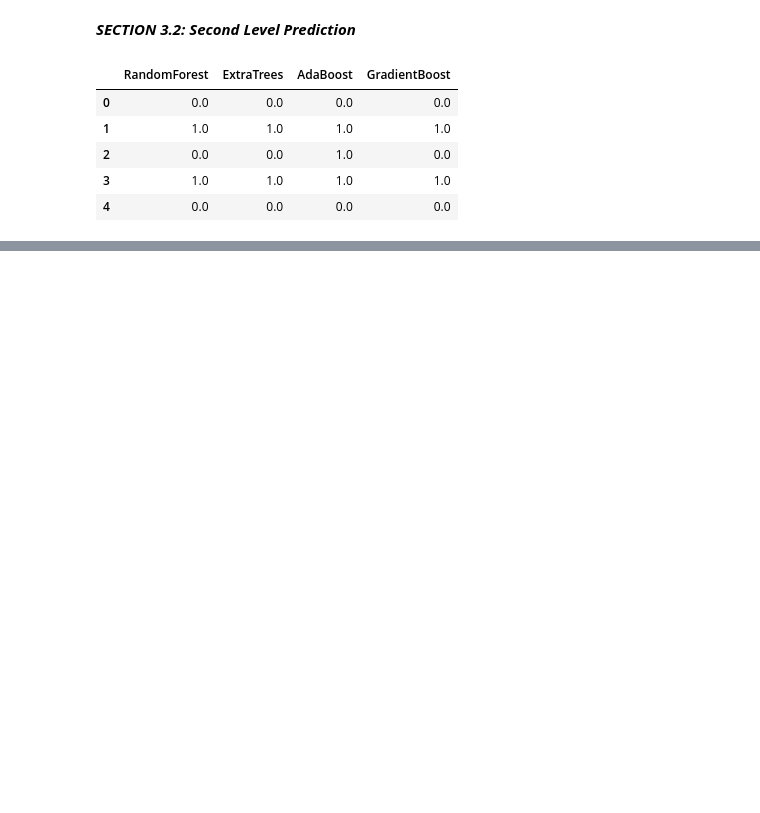
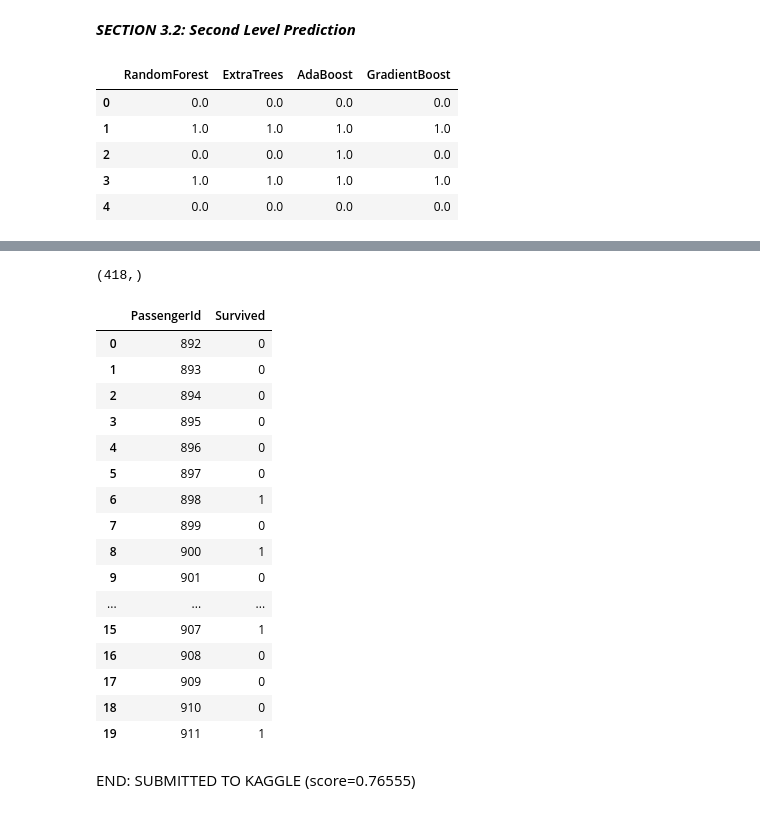
Before and after one commit to vivekshaoutlook/machine_learning, a Jupyter notebook: 06_Ensemble_and_Stacking_on_Titanic_dataset.ipynb, the cells around one changed output, grey strips where cells are left out. Saved outputs shown, nothing was run; the diff lists cells and outputs as text; code cells hidden in the pictures; blank space fills up the shorter version.

```diff
--- a/06_Ensemble_and_Stacking_on_Titanic_dataset.ipynb
+++ b/06_Ensemble_and_Stacking_on_Titanic_dataset.ipynb
@@ -224,6 +224,7 @@ train.head(3)
 #Ticket: nothing useful here
 #Cabin:already created a new feature - "has_cabin"
 #SibSp: already created a new feature - "Family_size". "Parch" still be useful becasue Family_Size - Parch = SibSp
+passengerId_for_submission = test["PassengerId"]
 drop_columns = ['PassengerId', 'Name', 'Ticket', 'Cabin', 'SibSp','Name_length']
 train = train.drop(drop_columns,axis=1)
 test = test.drop(drop_columns,axis=1)
@@ -561,0 +560,30 @@ NameError: ignored
+# %%
+predictions.shape
+# %% [output]
+(418,)
+# %%
+submission = pd.DataFrame({"PassengerId":passengerId_for_submission,
+                           "Survived":predictions})
+submission.to_csv("/content/drive/My Drive/Colab Notebooks/titanic_survived_algo_stacking.csv",index=False)
+# %%
+submission.head(20)
+# %% [output]
+|  | PassengerId | Survived |
+| 0 | 892 | 0 |
+| 1 | 893 | 0 |
+| 2 | 894 | 0 |
+| 3 | 895 | 0 |
+| 4 | 896 | 0 |
+| 5 | 897 | 0 |
+| 6 | 898 | 1 |
+| 7 | 899 | 0 |
+| 8 | 900 | 1 |
+| 9 | 901 | 0 |
+| ... | ... | ... |
+| 15 | 907 | 1 |
+| 16 | 908 | 0 |
+| 17 | 909 | 0 |
+| 18 | 910 | 0 |
+| 19 | 911 | 1 |
+# %% [markdown]
+END: SUBMITTED TO KAGGLE (score=0.76555)
```
Also changed, not shown: parts of 8 cells of this notebook.
